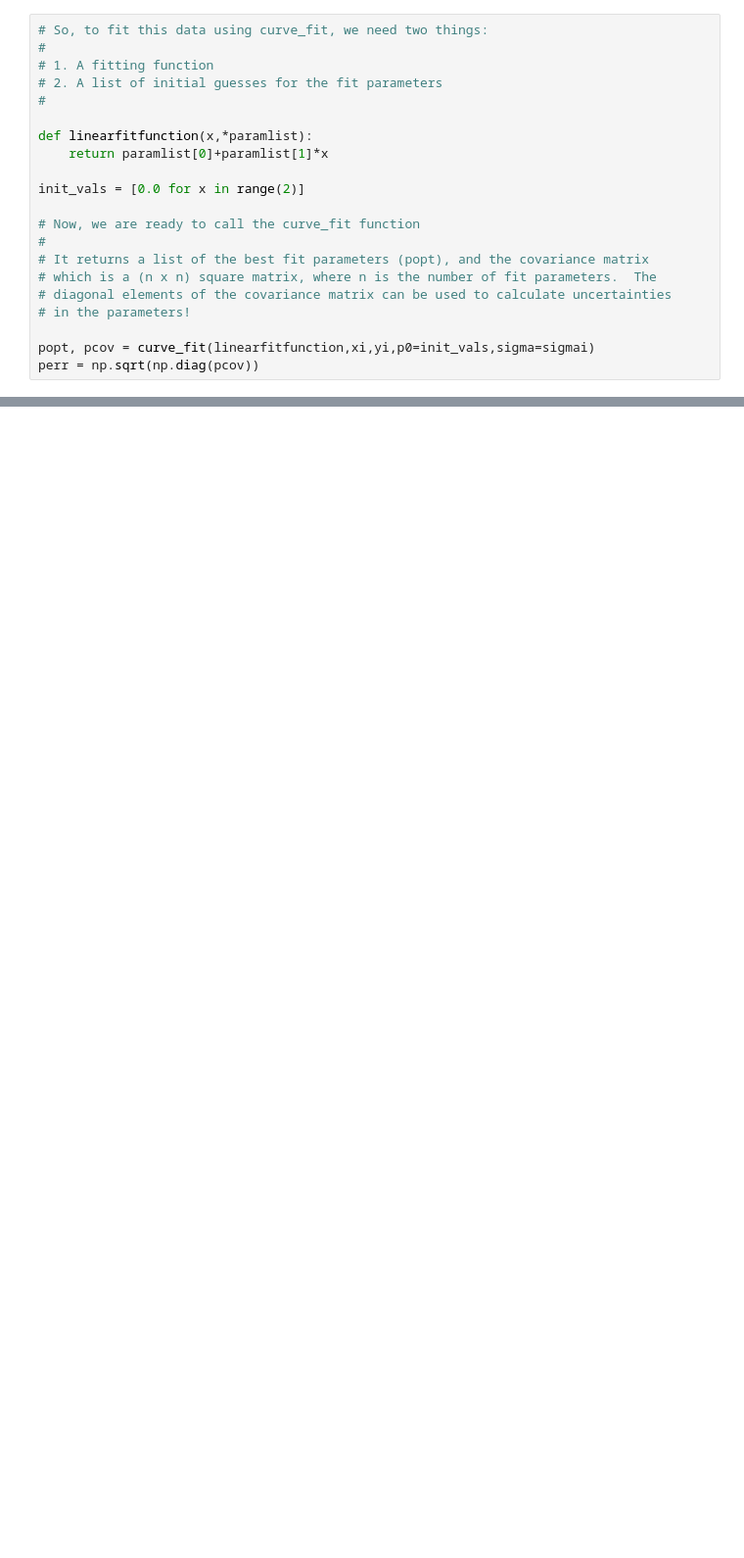
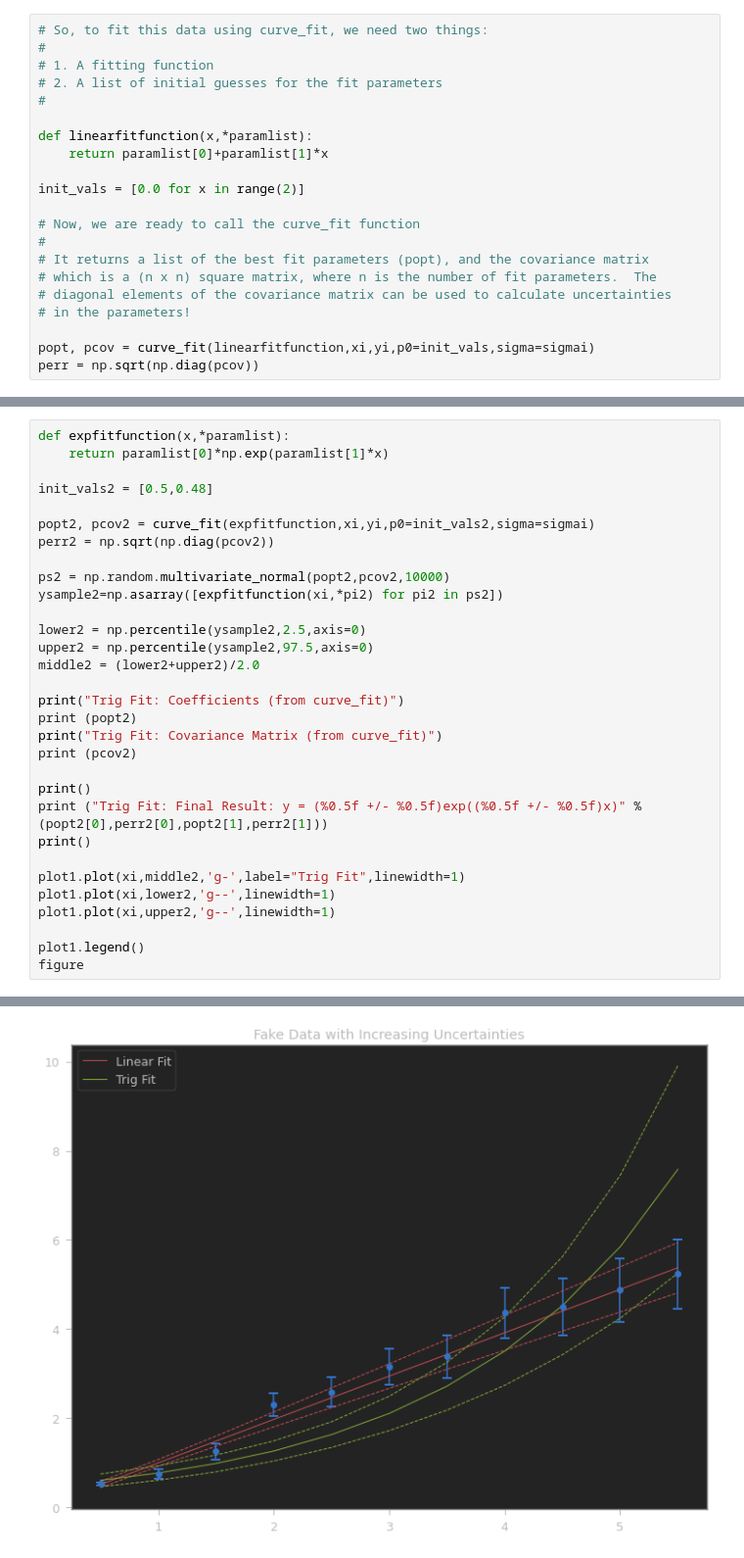
Before and after one commit to brash99/phys421, a Jupyter notebook: JupyterNotebooks/BasicLinearFittingExample.ipynb, the cells around one changed output, grey strips where cells are left out. Shown at 98% size. Saved outputs shown, nothing was run; the diff lists cells and outputs as text; blank space fills up the shorter version.

```diff
--- a/JupyterNotebooks/BasicLinearFittingExample.ipynb
+++ b/JupyterNotebooks/BasicLinearFittingExample.ipynb
@@ -115,0 +119,32 @@ Linear Fit: Final Result: y = (0.96768 +/- 0.05021) x + (0.08973 +/- 0.05116)
+# %%
+def expfitfunction(x,*paramlist):
+    return paramlist[0]*np.exp(paramlist[1]*x)
+
+init_vals2 = [0.5,0.48]
+
+popt2, pcov2 = curve_fit(expfitfunction,xi,yi,p0=init_vals2,sigma=sigmai)
+perr2 = np.sqrt(np.diag(pcov2))
+
+ps2 = np.random.multivariate_normal(popt2,pcov2,10000)
+ysample2=np.asarray([expfitfunction(xi,*pi2) for pi2 in ps2])
+
+lower2 = np.percentile(ysample2,2.5,axis=0)
+upper2 = np.percentile(ysample2,97.5,axis=0)
+middle2 = (lower2+upper2)/2.0
+
+print("Trig Fit: Coefficients (from curve_fit)")
+print (popt2)
+print("Trig Fit: Covariance Matrix (from curve_fit)")
+print (pcov2)
+
+print()
+print ("Trig Fit: Final Result: y = (%0.5f +/- %0.5f)exp((%0.5f +/- %0.5f)x)" % (popt2[0],perr2[0],popt2[1],perr2[1]))
+print()
+
+plot1.plot(xi,middle2,'g-',label="Trig Fit",linewidth=1)
+plot1.plot(xi,lower2,'g--',linewidth=1)
+plot1.plot(xi,upper2,'g--',linewidth=1)
+
+plot1.legend()
+figure
+# %% [output]
@@ -115,0 +158 @@ Linear Fit: Final Result: y = (0.96768 +/- 0.05021) x + (0.08973 +/- 0.05116)
+[figure, added]
```
Also changed, not shown: parts of 5 cells of this notebook.
